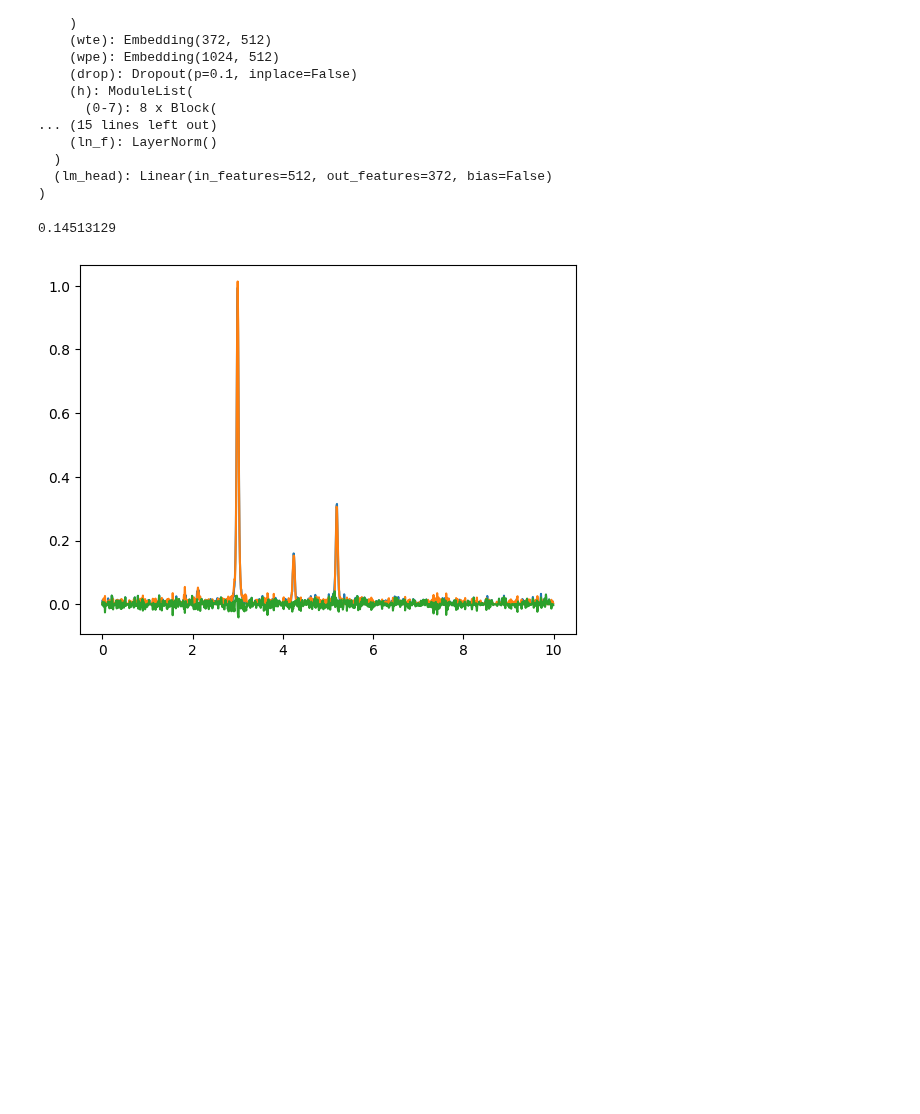
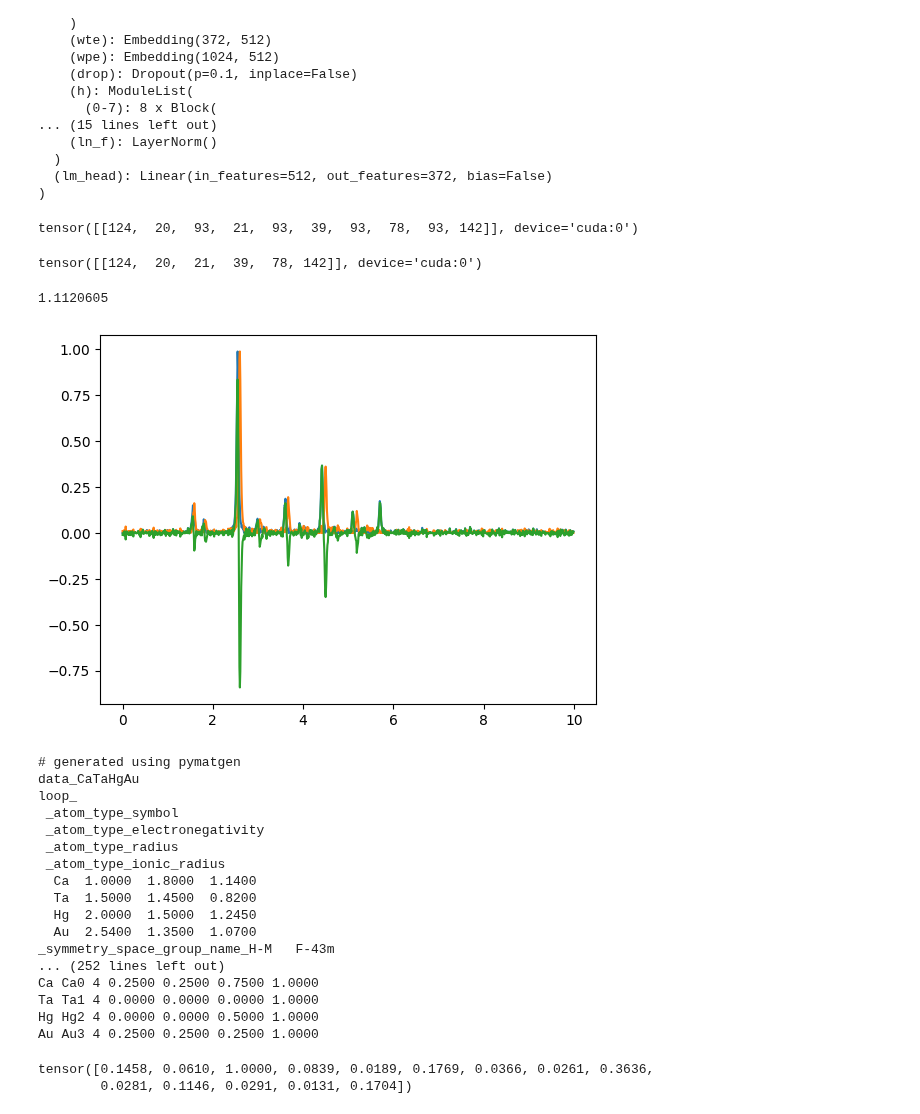
Before and after one commit to zhaohan-alan/decifier, a Jupyter notebook: notebooks/ad_hoc_cif_gen.ipynb, the cells around one changed output. Saved outputs shown, nothing was run; the diff lists cells and outputs as text; code cells hidden in the pictures; blank space fills up the shorter version.

```diff
--- a/notebooks/ad_hoc_cif_gen.ipynb
+++ b/notebooks/ad_hoc_cif_gen.ipynb
@@ -49,14 +49,32 @@ def rwp(sample, gen):
     Calculates the residual (un)weighted profile between a sample and a generated XRD pattern
     """
     return np.sqrt(np.sum(np.square(sample - gen), axis=-1) / np.sum(np.square(sample), axis=-1))
+# %%
+# out = next(dataset_iter)
+cif_string = out['cif_string']
+cif_tokenized = out['cif_tokenized']
+xrd_disc_q = out['xrd_disc.q']
+xrd_disc_iq = out['xrd_disc.iq']
+
+prompt = extract_prompt(cif_tokenized, model.device, add_composition=True, add_spacegroup=False).unsqueeze(0)
+prompt
+# %% [output]
+tensor([[124,  20,  93,  21,  93,  39,  93,  78,  93, 142]], device='cuda:0')
+# %%
+encode = Tokenizer().encode
+# %%
+prompt = torch.tensor(encode(['data_', 'Ca', 'Ta', 'Hg', 'Au', '\n'])).unsqueeze(0).to(device=model.device)
+prompt
+# %% [output]
+tensor([[124,  20,  21,  39,  78, 142]], device='cuda:0')
 # %%
-out = next(dataset_iter)
-cif_string = out['cif_string']
-cif_tokenized = out['cif_tokenized']
-xrd_disc_q = out['xrd_disc.q']
-xrd_disc_iq = out['xrd_disc.iq']
+# out = next(dataset_iter)
+# cif_string = out['cif_string']
+# cif_tokenized = out['cif_tokenized']
+# xrd_disc_q = out['xrd_disc.q']
+# xrd_disc_iq = out['xrd_disc.iq']
 
-prompt = extract_prompt(cif_tokenized, model.device, add_composition=True, add_spacegroup=False).unsqueeze(0)
+# prompt = extract_prompt(cif_tokenized, model.device, add_composition=True, add_spacegroup=False).unsqueeze(0)
 
 xrd_out = disc_to_cont_xrd(
     xrd_disc_q.unsqueeze(0),
@@ -79,35 +97,58 @@ cond_vec = iq.to(model.device)#.unsqueeze(0)
 
 token_ids = model.generate_batched_reps(prompt, max_new_tokens=2048, cond_vec=cond_vec, start_indices_batch=[[0]]).cpu().numpy()
 token_ids = [ids[ids != padding_id] for ids in token_ids]  # Remove padding tokens
 
 out_cif = decode(list(token_ids[0]))
 out_cif = replace_symmetry_loop_with_P1(out_cif)
 
 # Extract space group symbol from the CIF string
 spacegroup_symbol = extract_space_group_symbol(out_cif)
 
 # If the space group is not "P1", reinstate symmetry
 if spacegroup_symbol != "P 1":
     out_cif = reinstate_symmetry_loop(out_cif, spacegroup_symbol)
 
 xrd_gen = disc_to_cont_xrd_from_cif(
     out_cif,
     qmin = 0.0,
     qmax = 10.0,
     qstep = 0.01,
     fwhm_range = (0.05, 0.05),
     noise_range = (0.01, 0.01),
     mask_prob=0.0,
     intensity_scale_range=(1.0, 1.0)
 )
 plt.plot(xrd_gen['q'], xrd_gen['iq'])
 plt.plot(xrd_gen['q'],  iq.squeeze(0).numpy() - xrd_gen['iq'])
 print(rwp(iq.squeeze(0).numpy(), xrd_gen['iq']))
 plt.show()
 
-# print(cif_string)
-# print()
-# print(out_cif)
+print(cif_string)
+print()
+print(out_cif)
 # %% [output]
-0.14513129
+1.1120605
-[figure, old version]
+[figure, new version]
+# generated using pymatgen
+data_CaTaHgAu
+loop_
+ _atom_type_symbol
+ _atom_type_electronegativity
+ _atom_type_radius
+ _atom_type_ionic_radius
+  Ca  1.0000  1.8000  1.1400
+  Ta  1.5000  1.4500  0.8200
+  Hg  2.0000  1.5000  1.2450
+  Au  2.5400  1.3500  1.0700
+_symmetry_space_group_name_H-M   F-43m
+... (252 lines left out)
+Ca Ca0 4 0.2500 0.2500 0.7500 1.0000
+Ta Ta1 4 0.0000 0.0000 0.0000 1.0000
+Hg Hg2 4 0.0000 0.0000 0.5000 1.0000
+Au Au3 4 0.2500 0.2500 0.2500 1.0000
+# %%
+xrd_disc_q
+xrd_disc_iq
+# %% [output]
+tensor([0.1458, 0.0610, 1.0000, 0.0839, 0.0189, 0.1769, 0.0366, 0.0261, 0.3636,
+        0.0281, 0.1146, 0.0291, 0.0131, 0.1704])
```
Also changed, not shown: parts of 2 cells of this notebook, 2 other files.
